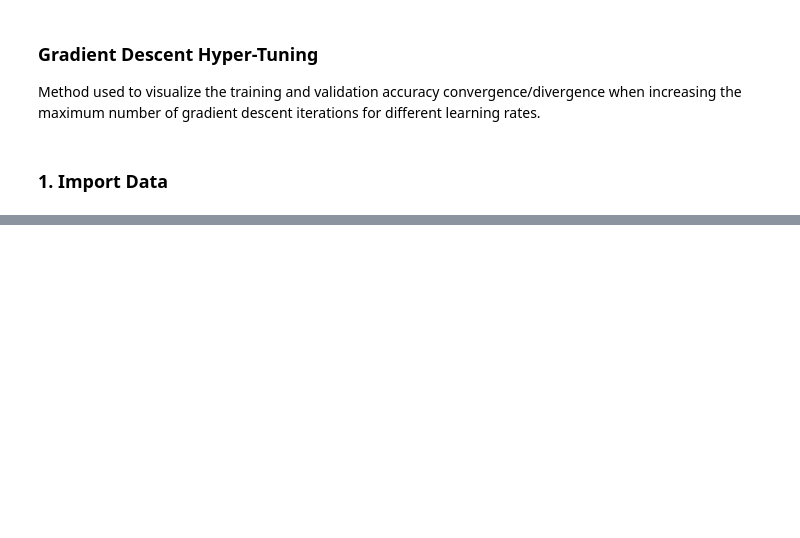
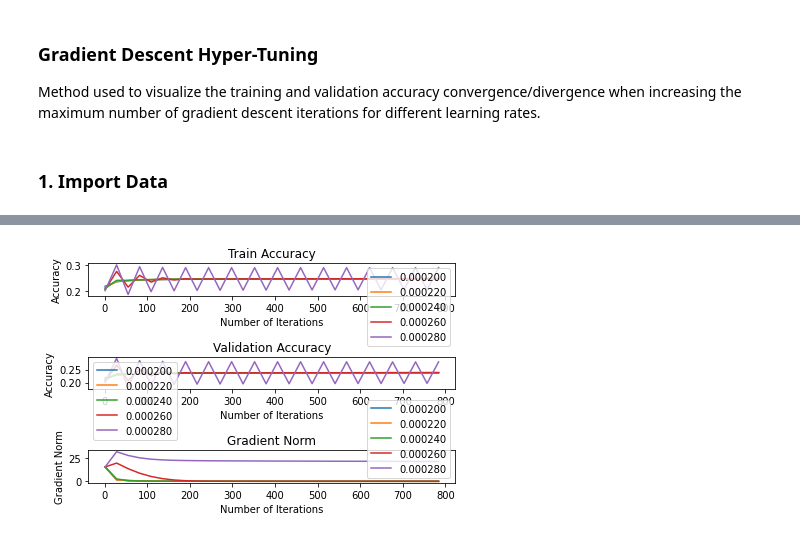
Before and after one commit to chrismartel/COMP551, a Jupyter notebook: projects/p2/diabetes.ipynb, the cells around one changed output, grey strips where cells are left out. Saved outputs shown, nothing was run; the diff lists cells and outputs as text; code cells hidden in the pictures; blank space fills up the shorter version.

```diff
--- a/projects/p2/diabetes.ipynb
+++ b/projects/p2/diabetes.ipynb
@@ -153,0 +171,6 @@ gd_hypertuning_plots(lr_range, max_iters_range, x_train, y_train, x_val, y_val,
+# %%
+lr_range = np.array([0.0002, 0.00022, 0.00024, 0.00026,0.00028])
+max_iters_range = np.arange(1,800,27)
+gd_hypertuning_plots(lr_range, max_iters_range, x_train, y_train, x_val, y_val, reg_type='logistic')
+# %% [output]
+[figure, added]
```
Also changed, not shown: parts of 11 cells of this notebook.
